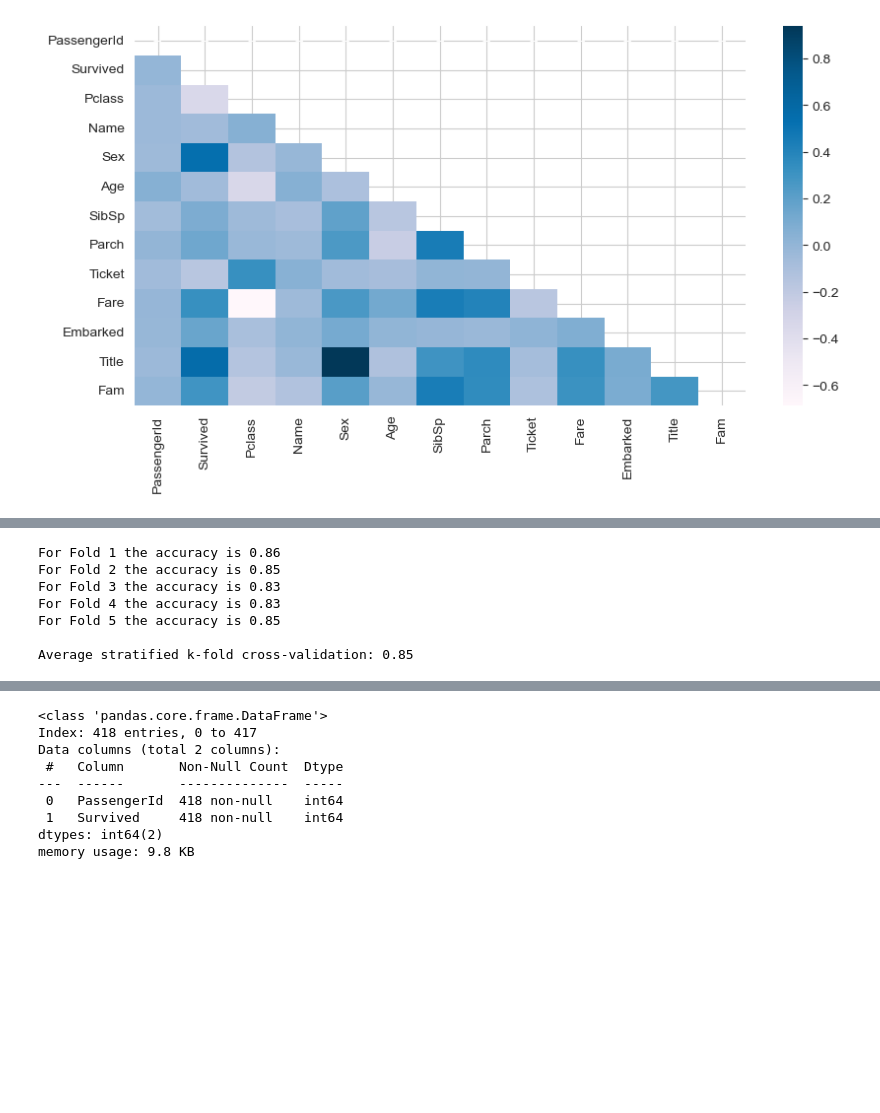
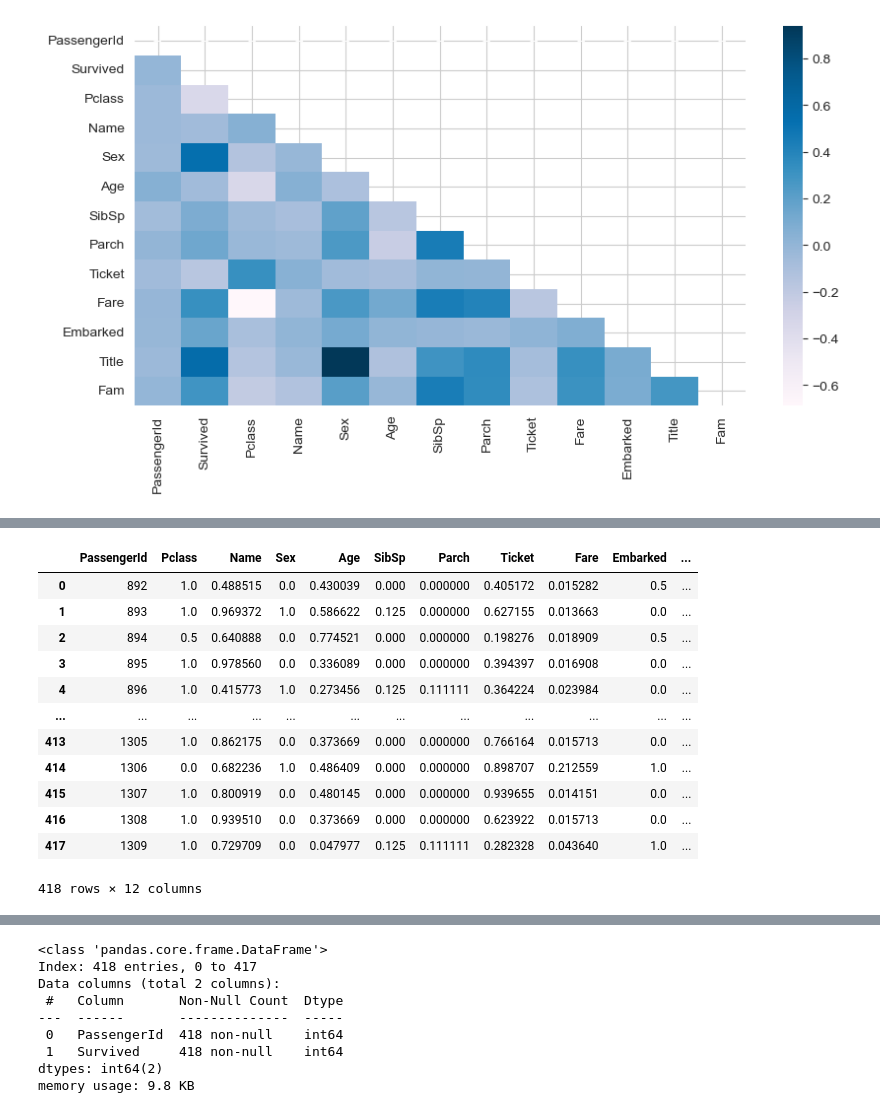
Before and after one commit to aws-hue/titanic_kaggle, a Jupyter notebook: Titanic training v2.ipynb, the cells around one changed output, grey strips where cells are left out. Drawn from its saved outputs; the diff is of its cells as text; code cells hidden in the pictures; blank space fills up the shorter version.

```diff
--- a/Titanic training v2.ipynb
+++ b/Titanic training v2.ipynb
@@ -359,29 +532,0 @@ Confusion Matrix of New model:
-# %%
-from sklearn.model_selection import StratifiedKFold
-skf = StratifiedKFold(n_splits=5, random_state=seed, shuffle=True)
-
-
-fold_no = 1
-for trn_idx,tst_idx in skf.split(X, y):
-    trn = train_df.iloc[trn_idx,:]
-    tst = train_df.iloc[tst_idx,:]
-    x_trn = trn.drop(['Survived', 'Parch', 'SibSp', 'Embarked'],axis=1)
-    y_trn = trn['Survived']
-    x_tst = tst.drop(['Survived', 'Parch', 'SibSp', 'Embarked'],axis=1)
-    y_tst = tst['Survived']
-    model = RandomForestClassifier(max_depth=9, min_samples_leaf=3, min_samples_split=15, random_state=seed)
-    model.fit(x_trn, y_trn)
-    score = model.score(x_tst,y_tst)
-    print('For Fold {} the accuracy is {:.2f}'.format(str(fold_no),score))
-    avg_score = score.mean()
-    fold_no += 1
-
-print('\nAverage stratified k-fold cross-validation: {:.2f}'.format(avg_score))
-# %% [output]
-For Fold 1 the accuracy is 0.86
-For Fold 2 the accuracy is 0.85
-For Fold 3 the accuracy is 0.83
-For Fold 4 the accuracy is 0.83
-For Fold 5 the accuracy is 0.85
-
-Average stratified k-fold cross-validation: 0.85
@@ -387,0 +537,18 @@ Average stratified k-fold cross-validation: 0.85
+# %%
+test_df = entire_df.iloc[891:]
+test_df = test_df[['PassengerId', 'Pclass', 'Name', 'Sex', 'Age', 'SibSp',
+       'Parch', 'Ticket', 'Fare', 'Embarked', 'Title', 'Fam']]
+# %% [output]
+|  | PassengerId | Pclass | Name | Sex | Age | SibSp | Parch | Ticket | Fare | Embarked | ... |
+| 0 | 892 | 1.0 | 0.488515 | 0.0 | 0.430039 | 0.000 | 0.000000 | 0.405172 | 0.015282 | 0.5 | ... |
+| 1 | 893 | 1.0 | 0.969372 | 1.0 | 0.586622 | 0.125 | 0.000000 | 0.627155 | 0.013663 | 0.0 | ... |
+| 2 | 894 | 0.5 | 0.640888 | 0.0 | 0.774521 | 0.000 | 0.000000 | 0.198276 | 0.018909 | 0.5 | ... |
+| 3 | 895 | 1.0 | 0.978560 | 0.0 | 0.336089 | 0.000 | 0.000000 | 0.394397 | 0.016908 | 0.0 | ... |
+| 4 | 896 | 1.0 | 0.415773 | 1.0 | 0.273456 | 0.125 | 0.111111 | 0.364224 | 0.023984 | 0.0 | ... |
+| ... | ... | ... | ... | ... | ... | ... | ... | ... | ... | ... | ... |
+| 413 | 1305 | 1.0 | 0.862175 | 0.0 | 0.373669 | 0.000 | 0.000000 | 0.766164 | 0.015713 | 0.0 | ... |
+| 414 | 1306 | 0.0 | 0.682236 | 1.0 | 0.486409 | 0.000 | 0.000000 | 0.898707 | 0.212559 | 1.0 | ... |
+| 415 | 1307 | 1.0 | 0.800919 | 0.0 | 0.480145 | 0.000 | 0.000000 | 0.939655 | 0.014151 | 0.0 | ... |
+| 416 | 1308 | 1.0 | 0.939510 | 0.0 | 0.373669 | 0.000 | 0.000000 | 0.623922 | 0.015713 | 0.0 | ... |
+| 417 | 1309 | 1.0 | 0.729709 | 0.0 | 0.047977 | 0.125 | 0.111111 | 0.282328 | 0.043640 | 1.0 | ... |
+418 rows × 12 columns
```
Also changed, not shown: parts of 16 cells of this notebook, 4 other files.
